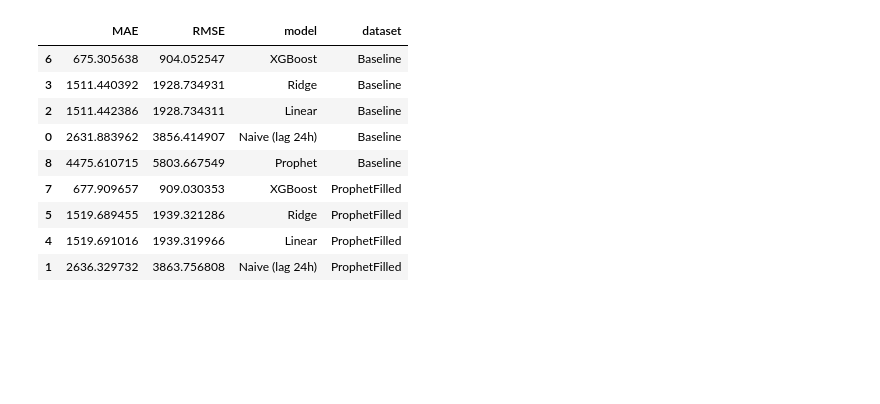
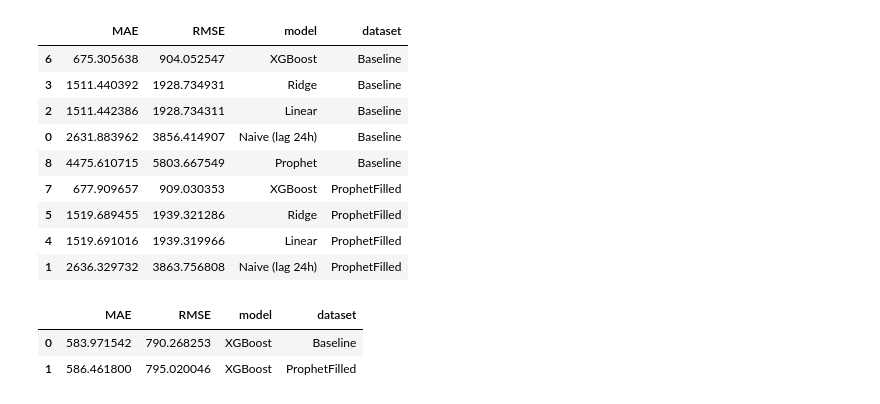
Before and after one commit to quentinbenchetrit/france-grid-stress-prediction, a Jupyter notebook: notebooks/04_modeling.ipynb, the cells around one changed output. Cells and saved outputs as stored; diff of their text form; code cells hidden in the pictures; blank space fills up the shorter version.

```diff
--- a/notebooks/04_modeling.ipynb
+++ b/notebooks/04_modeling.ipynb
@@ -239,3 +242,10 @@ results_df.sort_values(["dataset", "MAE"])
 | 5 | 1519.689455 | 1939.321286 | Ridge | ProphetFilled |
 | 4 | 1519.691016 | 1939.319966 | Linear | ProphetFilled |
 | 1 | 2636.329732 | 3863.756808 | Naive (lag 24h) | ProphetFilled |
+# %%
+results_df = pd.DataFrame(results)
+results_df.sort_values(["dataset", "MAE"])
+# %% [output]
+|  | MAE | RMSE | model | dataset |
+| 0 | 583.971542 | 790.268253 | XGBoost | Baseline |
+| 1 | 586.461800 | 795.020046 | XGBoost | ProphetFilled |
```
Also changed, not shown: parts of 2 cells of this notebook, 2 other files.
